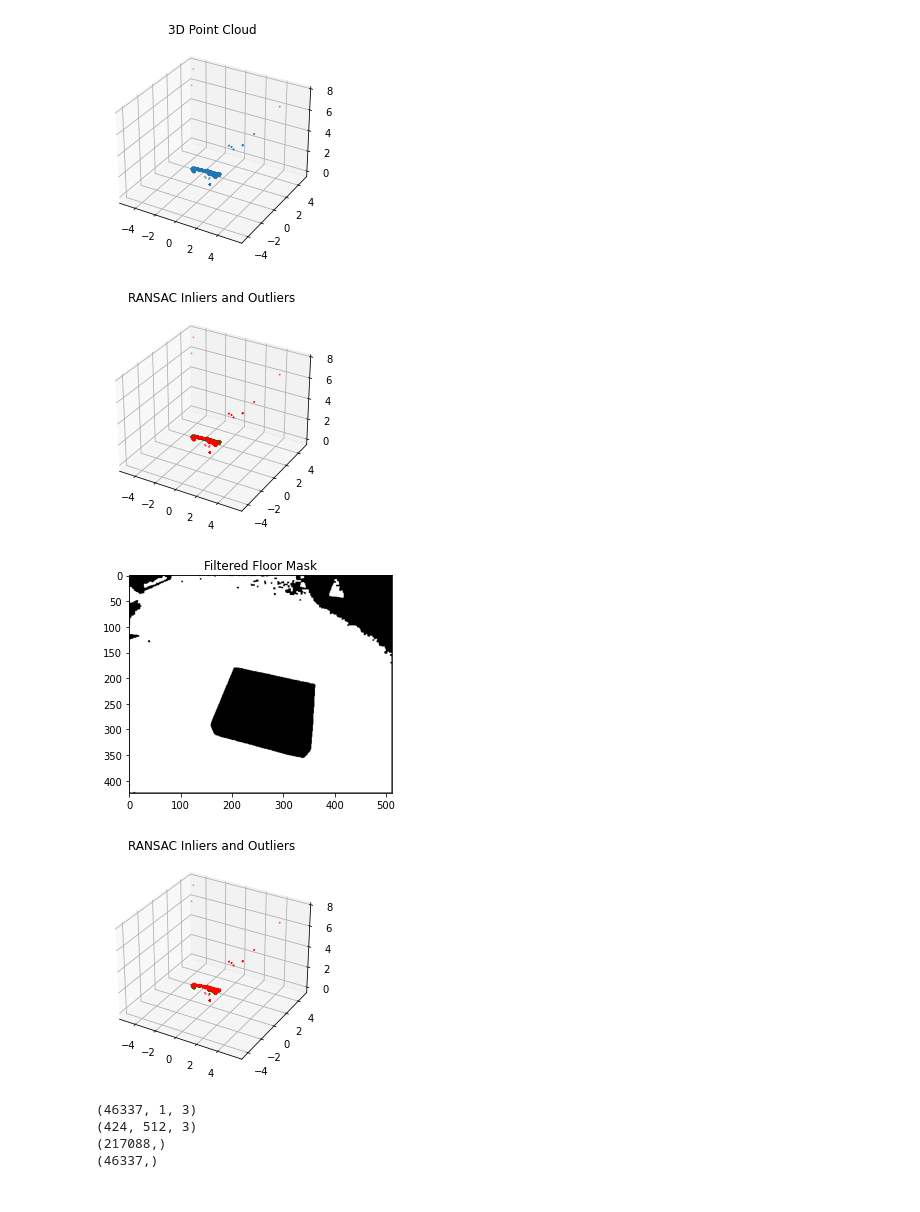
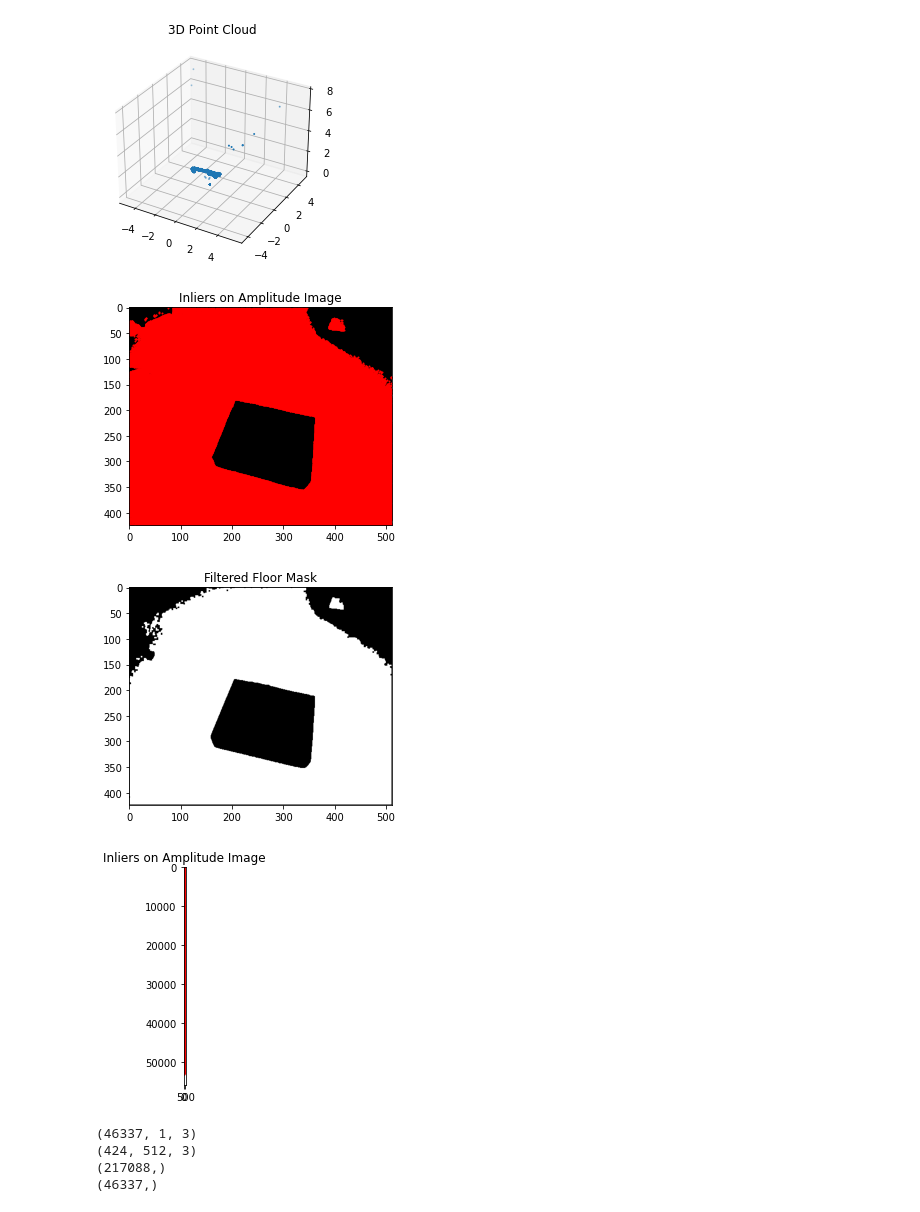
Before and after one commit to samasadii/computer-vision-project, a Jupyter notebook: exercise1/test2.ipynb, the cells around one changed output. Saved outputs shown, nothing was run; the diff lists cells and outputs as text; code cells hidden in the pictures.

Commit message:
used indices to create image

```diff
--- a/exercise1/test2.ipynb
+++ b/exercise1/test2.ipynb
@@ -60,32 +60,44 @@ def ransac_point_cloud(pc, threshold, max_iterations):
 
         # Count inliers
         all_points = pc.reshape(-1, 3)
         distances = np.abs(np.dot(all_points, normal_vector) + d) / np.linalg.norm(normal_vector)
         inliers = distances < threshold
 
         # Update best model if current one has more inliers
         if inliers.sum() > len(best_inliers):
             best_plane = (normal_vector, d)
             best_inliers = inliers
             best_indices = np.argwhere(inliers.reshape(pc.shape[0], pc.shape[1]))  # Store the 2D indices
 
     return best_plane, best_inliers, best_indices
 
 # Parameters
 threshold = 0.085  # Distance threshold for inliers
 max_iterations = 3000  # Maximum number of iterations
 
 # Assuming point_cloud is the loaded 3D point cloud data
 plane, inliers, inlier_indices = ransac_point_cloud(point_cloud, threshold, max_iterations)
 
 
 def visualize_inliers_on_image(image, inlier_indices, title="Inliers Overlay"):
     plt.imshow(image, cmap='gray')
     plt.scatter(inlier_indices[:, 1], inlier_indices[:, 0], color='red', s=1)  # x, y are inverted for scatter
     plt.title(title)
     plt.show()
 
+def visualize_inliers(pc, inliers):
+    fig = plt.figure()
+    ax = fig.add_subplot(111, projection='3d')
+    inlier_points = pc.reshape(-1, 3)[inliers]
+    outlier_points = pc.reshape(-1, 3)[~inliers]
+    ax.scatter(outlier_points[:, 0], outlier_points[:, 1], outlier_points[:, 2], color='r', s=1)
+    ax.scatter(inlier_points[:, 0], inlier_points[:, 1], inlier_points[:, 2], color='g', s=1)
+    ax.set_title('RANSAC Inliers and Outliers')
+    plt.show()
+
+
 # Assuming amplitude_image is loaded and corresponds spatially to the point cloud
-visualize_inliers_on_image(amplitude_image[:, :, 0], inlier_indices, "Inliers on Amplitude Image")
+binary_mask = np.zeros(point_cloud.shape[:2], dtype=bool)
+visualize_inliers_on_image(binary_mask, inlier_indices, "Inliers on Amplitude Image")
 # %% [output]
-[figure, old version]
+[figure, new version]
@@ -115,7 +129,7 @@ def show_mask(mask, title):
 
 show_mask(cleaned_mask, 'Filtered Floor Mask')
 # %% [output]
-[figure, old version]
+[figure, new version]
 # %%
 def extract_non_floor_points(pc, mask):
     # Reshape and mask the point cloud to exclude floor points
@@ -127,12 +141,14 @@ def extract_non_floor_points(pc, mask):
 non_floor_pc = extract_non_floor_points(point_cloud, cleaned_mask)
 
 # Apply RANSAC to find the top plane of the box
-top_plane, top_inliers = ransac_point_cloud(non_floor_pc, threshold, max_iterations)
+top_plane, top_inliers, top_inliers_indices = ransac_point_cloud(non_floor_pc, threshold, max_iterations)
 
 # Visualize the inliers for the top plane
-visualize_inliers(non_floor_pc, top_inliers)
+# visualize_inliers(non_floor_pc, top_inliers)
+
+visualize_inliers_on_image(amplitude_image, top_inliers_indices, "Inliers on Amplitude Image")
 # %% [output]
-[figure, old version]
+[figure, new version]
 # %%
 print(non_floor_pc.shape)
 print(point_cloud.shape)
```
Also changed, not shown: parts of 1 cell of this notebook.
